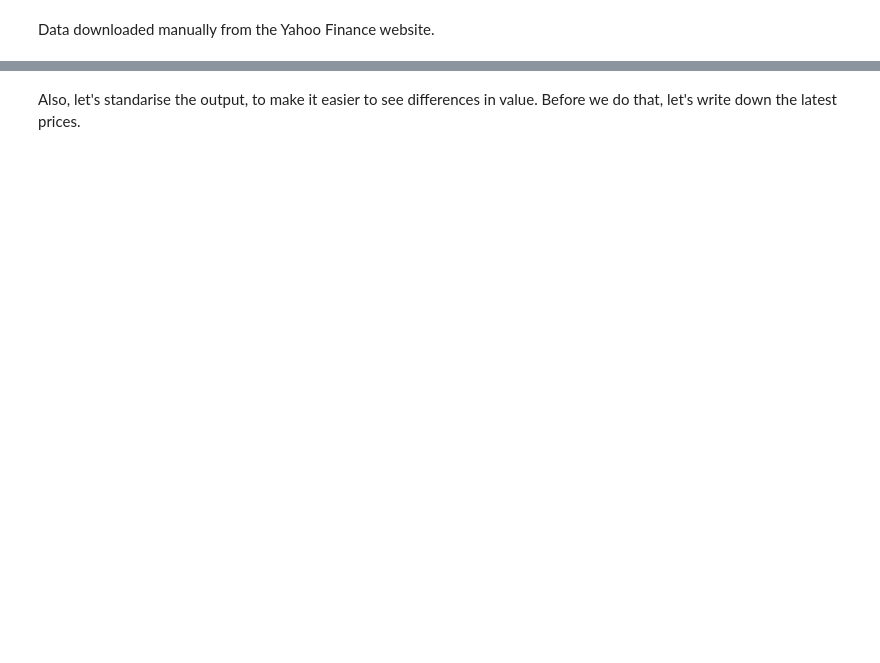
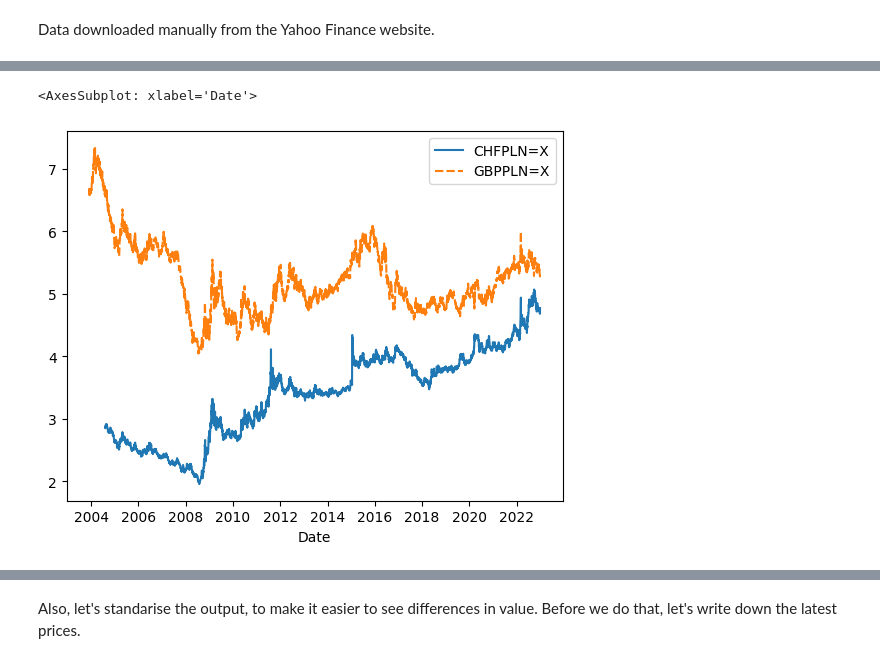
Before and after one commit to michaltkaczyk/etf-portfolio-optimisation, a Jupyter notebook: main.ipynb, the cells around one changed output, grey strips where cells are left out. Drawn from its saved outputs; the diff is of its cells as text; code cells hidden in the pictures; blank space fills up the shorter version.

```diff
--- a/main.ipynb
+++ b/main.ipynb
@@ -41,0 +43,5 @@ sns.lineplot(data = etf_df)
+# %%
+sns.lineplot(data = exchange_rates_df)
+# %% [output]
+<AxesSubplot: xlabel='Date'>
+[figure, added]
```
Also changed, not shown: parts of 19 cells of this notebook.
